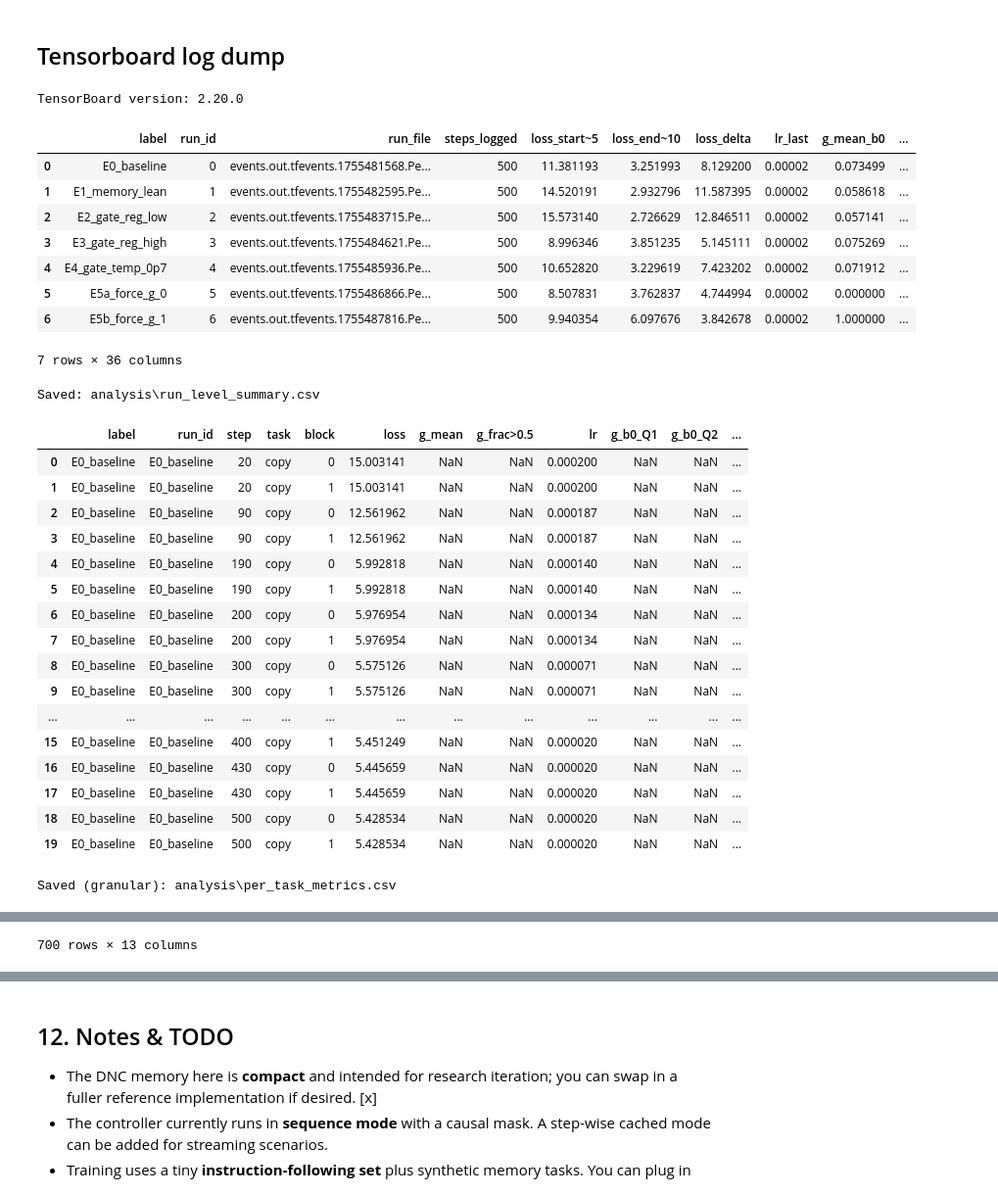
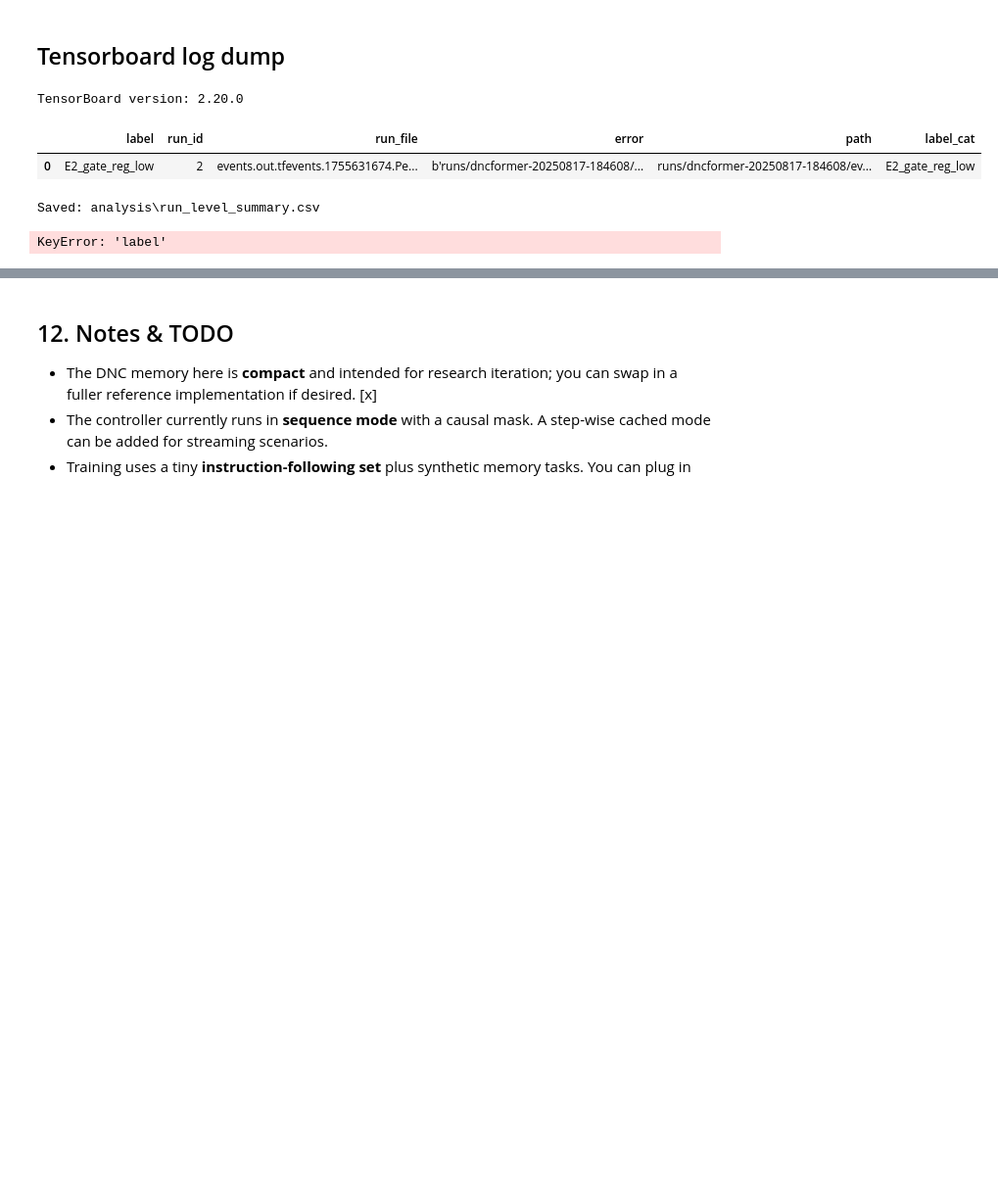
Before and after one commit to akmSubstrate/dncformer, a Jupyter notebook: dncformer_notebook.ipynb, the cells around one changed output, grey strips where cells are left out. Shown at 98% size. Saved outputs shown, nothing was run; the diff lists cells and outputs as text; code cells hidden in the pictures; blank space fills up the shorter version.

Commit message:
resolved training errors; added experiments 6-9; updated tb logging (currently bugged), other minor improvements

```diff
--- a/dncformer_notebook.ipynb
+++ b/dncformer_notebook.ipynb
@@ -1392,0 +1516,10 @@ def run_memory_tracer_smoke(head, tok):
+# %%
+# smoke test for _build_mixer
+# 1) With Alpaca (instruction/output)
+tok, _ = build_model_and_tokenizer()
+m1 = _build_mixer(tok, (0.4,0.2,0.2,0.2), hf_dataset="tatsu-lab/alpaca", hf_max_items=500)
+print("names:", m1.names, "| p:", m1.p.tolist())  # expect 'hf' present
+
+# 2) With TinyStories (text)
+m2 = _build_mixer(tok, (0.4,0.2,0.2,0.2), hf_dataset="roneneldan/TinyStories", hf_max_items=500)
+print("names:", m2.names, "| p:", m2.p.tolist())  # expect 'hf' present (text path)
@@ -1392,0 +1549,5 @@ def run_memory_tracer_smoke(head, tok):
+# %%
+# haystack smoke test
+tok, head = build_model_and_tokenizer()
+acc, loss = evaluate_haystack(head, steps=2, batch=4, T=64, vocab=512, tb_step=0)
+print("Haystack smoke:", acc, loss)
@@ -1405,8 +1569,8 @@ def run_memory_tracer_smoke(head, tok):
 ## Medium size training sweeps
 # %%
 # single medium training test/sanity check
-# free_head_and_cache()
-# cuda_report("snapshot: before train_medium")
-# head, tok = train_medium(steps=100, warmup_steps=10, mixture_weights=(0.4,0.2,0.2,0.2))
-# cuda_report("snapshot: after train_medium")
-# Launch TensorBoard in a terminal: tensorboard --logdir ./runs
+free_head_and_cache()
+cuda_report("snapshot: before train_medium")
+head, tok = train_medium(steps=10, warmup_steps=10, mixture_weights=(0.4,0.2,0.2,0.2))
+cuda_report("snapshot: after train_medium")
+#Launch TensorBoard in a terminal: tensorboard --logdir ./runs
@@ -1550,7 +1767,7 @@ def run_one_labeled(label, steps, mixture_weights, seed=1234,
                     mixture_schedule=None, gate_temp_schedule=None, gate_reg_schedule=None,
                     post_haystack=False):
     print(f"\n=== {label} | seed={seed} ===")
-    random.seed(seed); np.random.seed(seed); torch.manual_seed(seed);
+    random.seed(seed); np.random.seed(seed); torch.manual_seed(seed)
     if torch.cuda.is_available(): torch.cuda.manual_seed_all(seed)
 
     set_cfg(force_g=None)  # ensure no ablation
@@ -1573,19 +1790,19 @@ def run_one_labeled(label, steps, mixture_weights, seed=1234,
     )
 
     if post_haystack:
-        evaluate_haystack(head, steps=50, batch=16, T=256, vocab=1024, tb_step=steps)
+        evaluate_haystack(head, steps=50, batch=16, T=256, vocab=1024, tb_step=steps, fast=True)
 
     if 'cuda_report' in globals(): cuda_report(f"after  {label}")
     free_head_and_cache()
     return head, tok
 
 # Common settings
-EXP_STEPS = 10     # adjust to your overnight budget; 500–5000 typical
+EXP_STEPS = 100
 BASE_MIX  = (0.4, 0.2, 0.2, 0.2)
 SEEDS     = [1337, 2027, 4242]
 
 # === E6: gate_temp=0.8 (3 seeds), otherwise baseline ===
-set_cfg(gate_reg_lambda=getattr(CFG, "gate_reg_lambda", 2e-4))  # keep your low-λ default
+set_cfg(gate_reg_lambda=getattr(CFG, "gate_reg_lambda", 2e-4))  # low-λ default
 for s in SEEDS:
     run_one_labeled(f"E6_temp0p8_seed{s}", steps=EXP_STEPS, mixture_weights=BASE_MIX,
                     seed=s,
@@ -1645,15 +2033,9 @@ except Exception as e:
     raise RuntimeError("TensorBoard not installed in this environment. "
                        "Install via: pip install tensorboard") from e
 
-# --- Point explicitly to YOUR 7 logs (adjust paths if needed) ---
+# --- Point explicitly to log paths ---
 EVENT_FILES = [
-    r"runs/dncformer-20250817-184608/events.out.tfevents.1755481568.Persephone.140652.0",
-    r"runs/dncformer-20250817-190315/events.out.tfevents.1755482595.Persephone.140652.1",
-    r"runs/dncformer-20250817-192155/events.out.tfevents.1755483715.Persephone.140652.2",
-    r"runs/dncformer-20250817-193701/events.out.tfevents.1755484621.Persephone.140652.3",
-    r"runs/dncformer-20250817-195856/events.out.tfevents.1755485936.Persephone.140652.4",
-    r"runs/dncformer-20250817-201426/events.out.tfevents.1755486866.Persephone.140652.5",
-    r"runs/dncformer-20250817-203016/events.out.tfevents.1755487816.Persephone.140652.6",
+    r"runs/dncformer-20250817-184608/events.out.tfevents.1755631674.Persephone.194944.2",
 ]
 # If you prefer to auto-discover:
 if not EVENT_FILES:
@@ -1940,58 +2322,34 @@ for ev, scal in all_scalars.items():
                 rows.append(row)
 
 # Build DataFrame and save
 df_task_ts = pd.DataFrame(rows).sort_values(
     ["label", "task", "step", "block"], ignore_index=True
 )
 display(df_task_ts.head(20))
 
 # Backwards-compat alias (if you referenced df_task elsewhere)
 df_task = df_task_ts.copy()
 
 tasks_csv = out_dir / "per_task_metrics.csv"
 df_task_ts.to_csv(tasks_csv, index=False)
 print("Saved (granular):", tasks_csv)
 
 
 df_task = pd.DataFrame(rows)
 if not df_task.empty:
     df_task = df_task.sort_values(["label","task","block"], ignore_index=True)
 display(df_task)
 
 tasks_csv = out_dir / "per_task_metrics.csv"
 df_task.to_csv(tasks_csv, index=False)
 print("Saved:", tasks_csv)
 
 print("Analyzed files:")
 for p in EVENT_FILES:
     print(" -", p)
 # %% [output]
 TensorBoard version: 2.20.0
-|  | label | run_id | run_file | steps_logged | loss_start~5 | loss_end~10 | loss_delta | lr_last | g_mean_b0 | ... |
-| 0 | E0_baseline | 0 | events.out.tfevents.1755481568.Pe... | 500 | 11.381193 | 3.251993 | 8.129200 | 0.00002 | 0.073499 | ... |
-| 1 | E1_memory_lean | 1 | events.out.tfevents.1755482595.Pe... | 500 | 14.520191 | 2.932796 | 11.587395 | 0.00002 | 0.058618 | ... |
-| 2 | E2_gate_reg_low | 2 | events.out.tfevents.1755483715.Pe... | 500 | 15.573140 | 2.726629 | 12.846511 | 0.00002 | 0.057141 | ... |
-| 3 | E3_gate_reg_high | 3 | events.out.tfevents.1755484621.Pe... | 500 | 8.996346 | 3.851235 | 5.145111 | 0.00002 | 0.075269 | ... |
-| 4 | E4_gate_temp_0p7 | 4 | events.out.tfevents.1755485936.Pe... | 500 | 10.652820 | 3.229619 | 7.423202 | 0.00002 | 0.071912 | ... |
-| 5 | E5a_force_g_0 | 5 | events.out.tfevents.1755486866.Pe... | 500 | 8.507831 | 3.762837 | 4.744994 | 0.00002 | 0.000000 | ... |
-| 6 | E5b_force_g_1 | 6 | events.out.tfevents.1755487816.Pe... | 500 | 9.940354 | 6.097676 | 3.842678 | 0.00002 | 1.000000 | ... |
+|  | label | run_id | run_file | error | path | label_cat |
+| 0 | E2_gate_reg_low | 2 | events.out.tfevents.1755631674.Pe... | b'runs/dncformer-20250817-184608/... | runs/dncformer-20250817-184608/ev... | E2_gate_reg_low |
-7 rows × 36 columns
+Saved: analysis\run_level_summary.csv
-Saved: analysis\run_level_summary.csv
+KeyError: 'label'
-|  | label | run_id | step | task | block | loss | g_mean | g_frac>0.5 | lr | g_b0_Q1 | g_b0_Q2 | ... |
-| 0 | E0_baseline | E0_baseline | 20 | copy | 0 | 15.003141 | NaN | NaN | 0.000200 | NaN | NaN | ... |
-| 1 | E0_baseline | E0_baseline | 20 | copy | 1 | 15.003141 | NaN | NaN | 0.000200 | NaN | NaN | ... |
-| 2 | E0_baseline | E0_baseline | 90 | copy | 0 | 12.561962 | NaN | NaN | 0.000187 | NaN | NaN | ... |
-| 3 | E0_baseline | E0_baseline | 90 | copy | 1 | 12.561962 | NaN | NaN | 0.000187 | NaN | NaN | ... |
-| 4 | E0_baseline | E0_baseline | 190 | copy | 0 | 5.992818 | NaN | NaN | 0.000140 | NaN | NaN | ... |
-| 5 | E0_baseline | E0_baseline | 190 | copy | 1 | 5.992818 | NaN | NaN | 0.000140 | NaN | NaN | ... |
-| 6 | E0_baseline | E0_baseline | 200 | copy | 0 | 5.976954 | NaN | NaN | 0.000134 | NaN | NaN | ... |
-| 7 | E0_baseline | E0_baseline | 200 | copy | 1 | 5.976954 | NaN | NaN | 0.000134 | NaN | NaN | ... |
-| 8 | E0_baseline | E0_baseline | 300 | copy | 0 | 5.575126 | NaN | NaN | 0.000071 | NaN | NaN | ... |
-| 9 | E0_baseline | E0_baseline | 300 | copy | 1 | 5.575126 | NaN | NaN | 0.000071 | NaN | NaN | ... |
-| ... | ... | ... | ... | ... | ... | ... | ... | ... | ... | ... | ... | ... |
-| 15 | E0_baseline | E0_baseline | 400 | copy | 1 | 5.451249 | NaN | NaN | 0.000020 | NaN | NaN | ... |
-| 16 | E0_baseline | E0_baseline | 430 | copy | 0 | 5.445659 | NaN | NaN | 0.000020 | NaN | NaN | ... |
-| 17 | E0_baseline | E0_baseline | 430 | copy | 1 | 5.445659 | NaN | NaN | 0.000020 | NaN | NaN | ... |
-| 18 | E0_baseline | E0_baseline | 500 | copy | 0 | 5.428534 | NaN | NaN | 0.000020 | NaN | NaN | ... |
-| 19 | E0_baseline | E0_baseline | 500 | copy | 1 | 5.428534 | NaN | NaN | 0.000020 | NaN | NaN | ... |
-Saved (granular): analysis\per_task_metrics.csv
@@ -2010 +2355,0 @@ Saved (granular): analysis\per_task_metrics.csv
-700 rows × 13 columns
```
Also changed, not shown: parts of 24 cells of this notebook.
